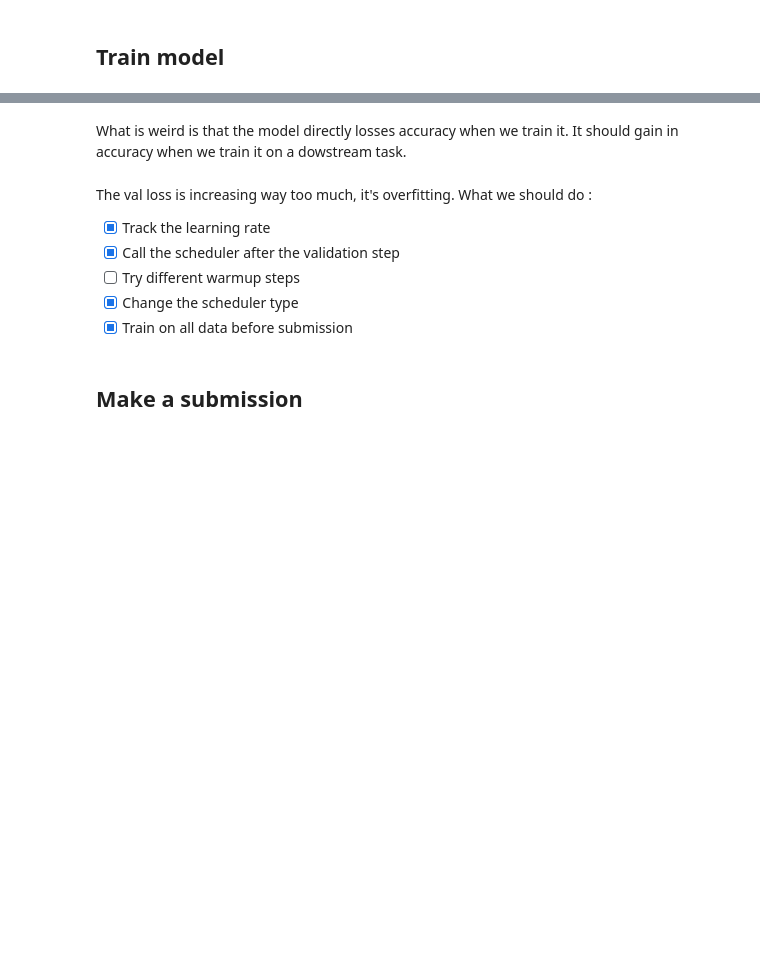
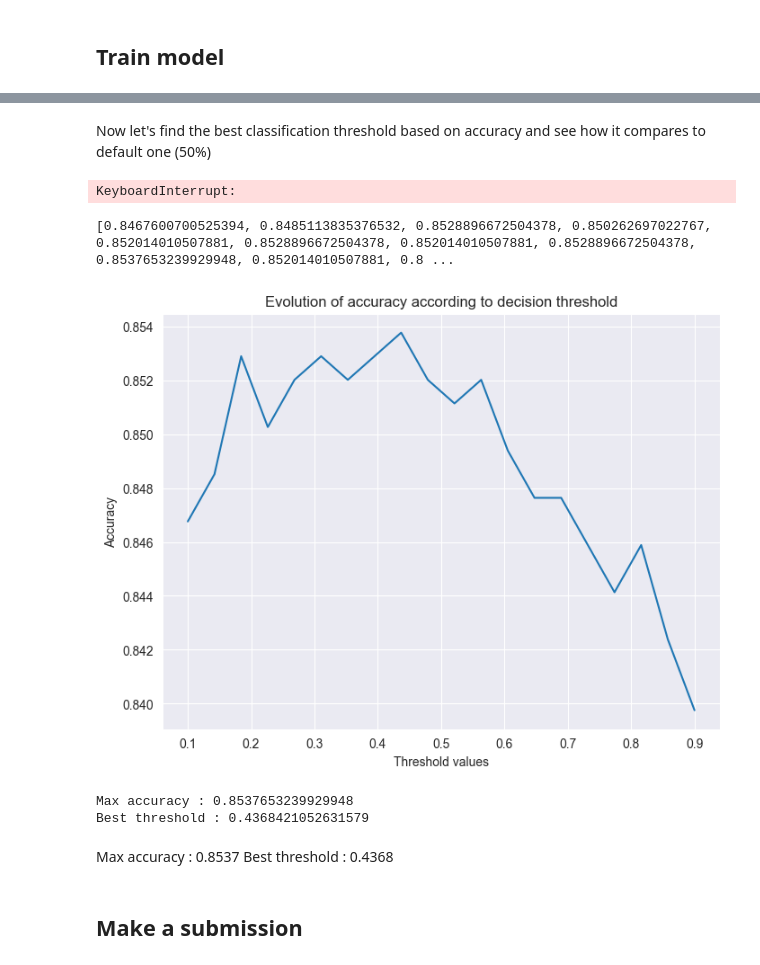
Before and after one commit to rbazin/nlp-disaster-tweets-challenge, a Jupyter notebook: model_prototyping.ipynb, the cells around one changed output, grey strips where cells are left out. Cells and saved outputs as stored; diff of their text form; code cells hidden in the pictures; blank space fills up the shorter version.

```diff
--- a/model_prototyping.ipynb
+++ b/model_prototyping.ipynb
@@ -565,12 +593,12 @@ def train_model(model, optimizer, scheduler, train_dataloader, val_dataloader =
 
   return model, metrics
 # %%
-epochs = 3
+epochs = 1
 
 total_steps = len(train_dataloader) * epochs
 
 # scheduler = ReduceLROnPlateau(optimizer, mode = 'min', patience = 5)
-scheduler = get_linear_schedule_with_warmup(optimizer, num_warmup_steps = 0, num_training_steps = total_steps)
+scheduler = get_linear_schedule_with_warmup(optimizer, num_warmup_steps = 8, num_training_steps = total_steps)
 
 model, metrics = train_model(model, optimizer, scheduler, train_dataloader, epochs = epochs)
 # %%
@@ -707,7 +759,7 @@ def make_confusion_heatmap(
 # %%
 from sklearn.metrics import confusion_matrix
 
-def get_preds(dataloader, model, device = 'cpu'):
+def get_preds(dataloader, model, threshold = 0.5, device = 'cpu'):
 
   all_labels = torch.tensor([])
   all_preds = torch.tensor([])
@@ -726,7 +778,7 @@ def get_preds(dataloader, model, device = 'cpu'):
       logits = result.logits.detach().cpu()
       labels = labels.cpu()
 
-      preds = torch.argmax(logits, axis = 1).flatten()
+      preds = torch.tensor((logits[:, 1].cpu() >= threshold), dtype=torch.int)
       labels = labels.flatten()
 
       all_labels = torch.cat((all_labels, labels), dim=0)
@@ -734,7 +786,7 @@ def get_preds(dataloader, model, device = 'cpu'):
 
   return all_labels, all_preds
 # %%
-all_labels, all_preds = get_preds(train_dataloader, model, device)
+all_labels, all_preds = get_preds(val_dataloader, model, 0.4368, device)
 cm = confusion_matrix(all_labels, all_preds)
 # %%
 make_confusion_heatmap(cm, figsize=(12,8))
@@ -745,13 +800,39 @@ roc_auc_score(all_labels, all_preds)
-# %% [markdown]
-What is weird is that the model directly losses accuracy when we train it. It should gain in accuracy when we train it on a dowstream task.
-# %% [markdown]
-The val loss is increasing way too much, it's overfitting.
-What we should do :
-
-- [x] Track the learning rate
-- [x] Call the scheduler after the validation step
-- [ ] Try different warmup steps
-- [x] Change the scheduler type
-- [x] Train on all data before submission
+# %% [markdown]
+Now let's find the best classification threshold based on accuracy and see how it compares to default one (50%)
+# %%
+from sklearn.metrics import accuracy_score
+
+thresholds = np.linspace(0.1, 0.9, 20)
+
+accuracies = []
+for threshold in thresholds:
+    all_labels, all_preds = get_preds(val_dataloader, model, threshold, device)
+    accuracies.append(accuracy_score(all_labels, all_preds))
+# %% [output]
+KeyboardInterrupt:
+# %%
+print(accuracies)
+# %% [output]
+[0.8467600700525394, 0.8485113835376532, 0.8528896672504378, 0.850262697022767, 0.852014010507881, 0.8528896672504378, 0.852014010507881, 0.8528896672504378, 0.8537653239929948, 0.852014010507881, 0.8 ...
+# %%
+f = plt.figure(figsize=(8, 6))
+plt.plot(thresholds, accuracies)
+plt.title("Evolution of accuracy according to decision threshold")
+plt.xlabel("Threshold values")
+plt.ylabel("Accuracy")
+plt.savefig("accuracy_threhsolds.png")
+# %% [output]
+[figure, added]
+# %%
+max_accuracy = np.max(accuracies)
+best_treshold = thresholds[np.argmax(accuracies)]
+print(f"Max accuracy : {max_accuracy}")
+print(f"Best threshold : {best_treshold}")
+# %% [output]
+Max accuracy : 0.8537653239929948
+Best threshold : 0.4368421052631579
+# %% [markdown]
+Max accuracy : 0.8537
+Best threshold : 0.4368
 # %% [markdown]
 ## Make a submission
```
Also changed, not shown: parts of 22 cells of this notebook, 1 other file.
